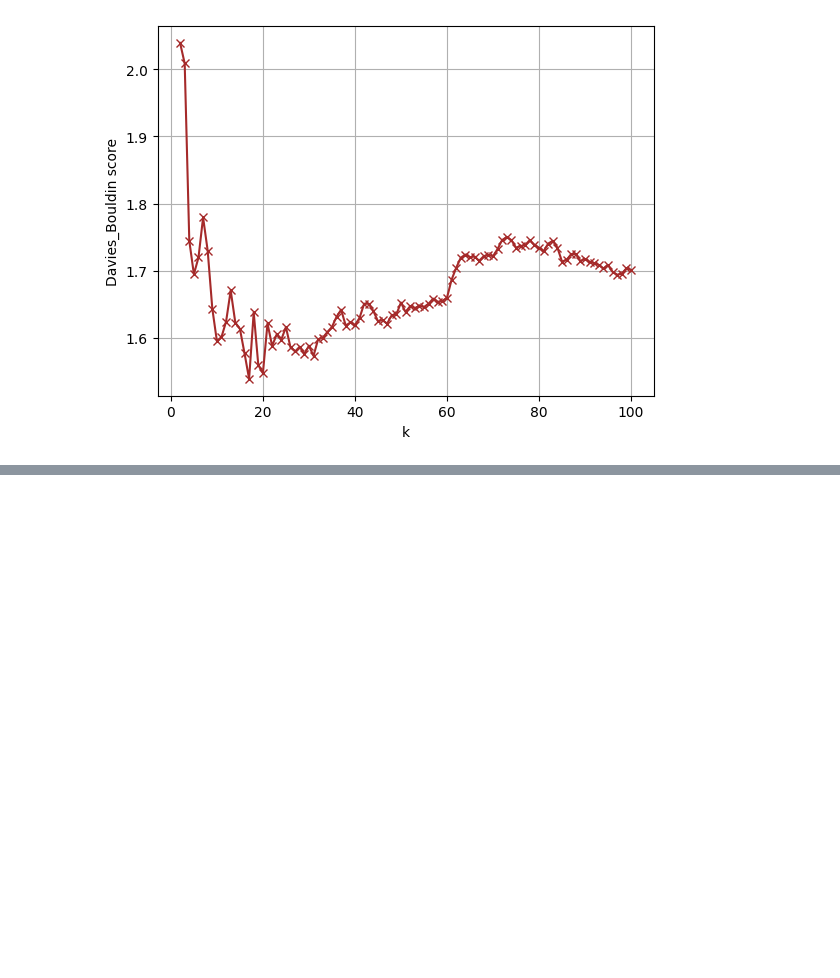
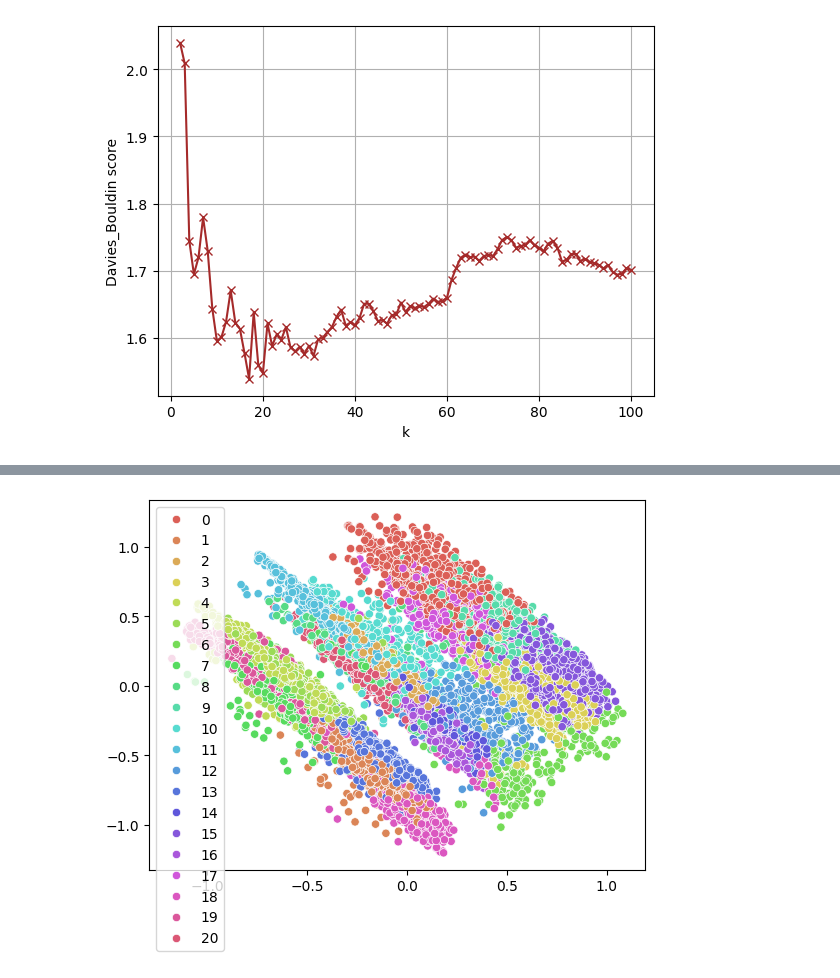
Before and after one commit to AristocratesJ/New-York-Airbnb-Clustering-Task, a Jupyter notebook: feature_engineering/feature_engineering.ipynb, the cells around one changed output, grey strips where cells are left out. Saved outputs shown, nothing was run; the diff lists cells and outputs as text; code cells hidden in the pictures; blank space fills up the shorter version.

```diff
--- a/feature_engineering/feature_engineering.ipynb
+++ b/feature_engineering/feature_engineering.ipynb
@@ -665,0 +707,8 @@ plt.show()
+# %%
+# A dla 21 z metody siluette? - Ciezko to juz wizualizowac
+kmeans = KMeans(n_clusters=21, random_state=seed)
+labels = kmeans.fit_predict(df_final)
+sns.scatterplot(x = result[:, 0], y = result[:, 1], hue = labels[:], palette=sns.color_palette("hls", 21))
+plt.show()
+# %% [output]
+[figure, added]
```
Also changed, not shown: parts of 15 cells of this notebook, 7 other files.
